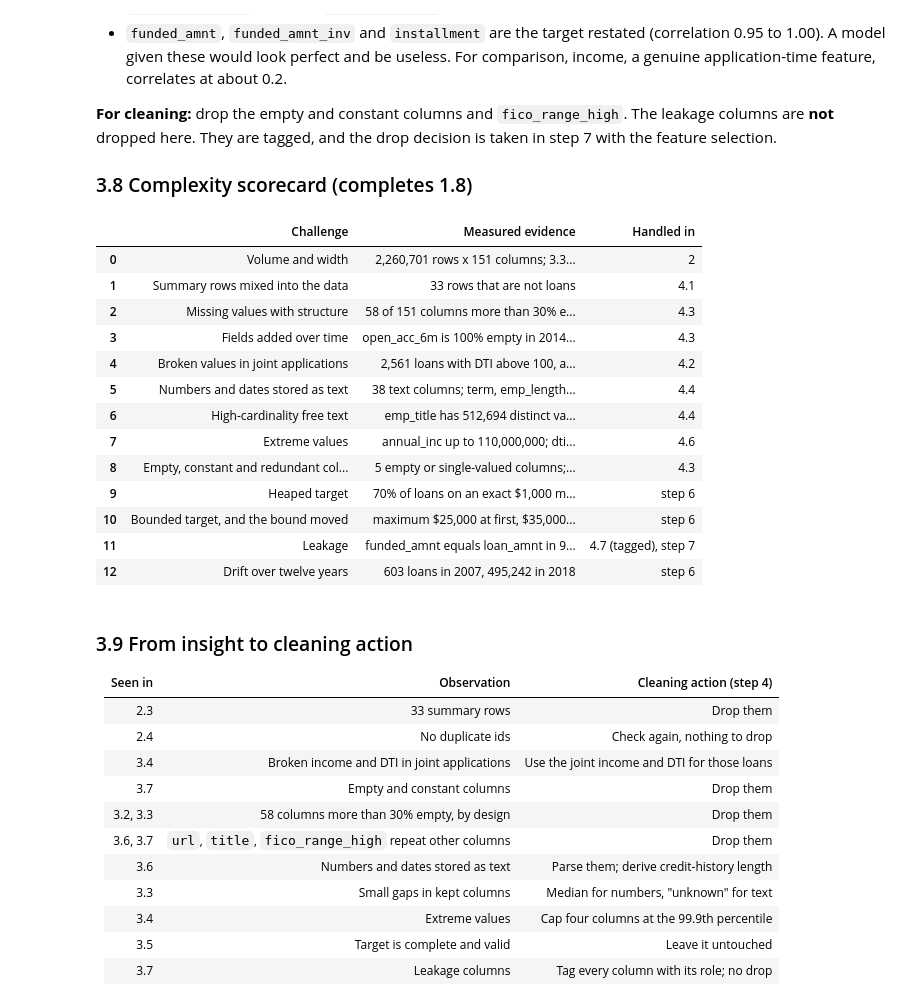
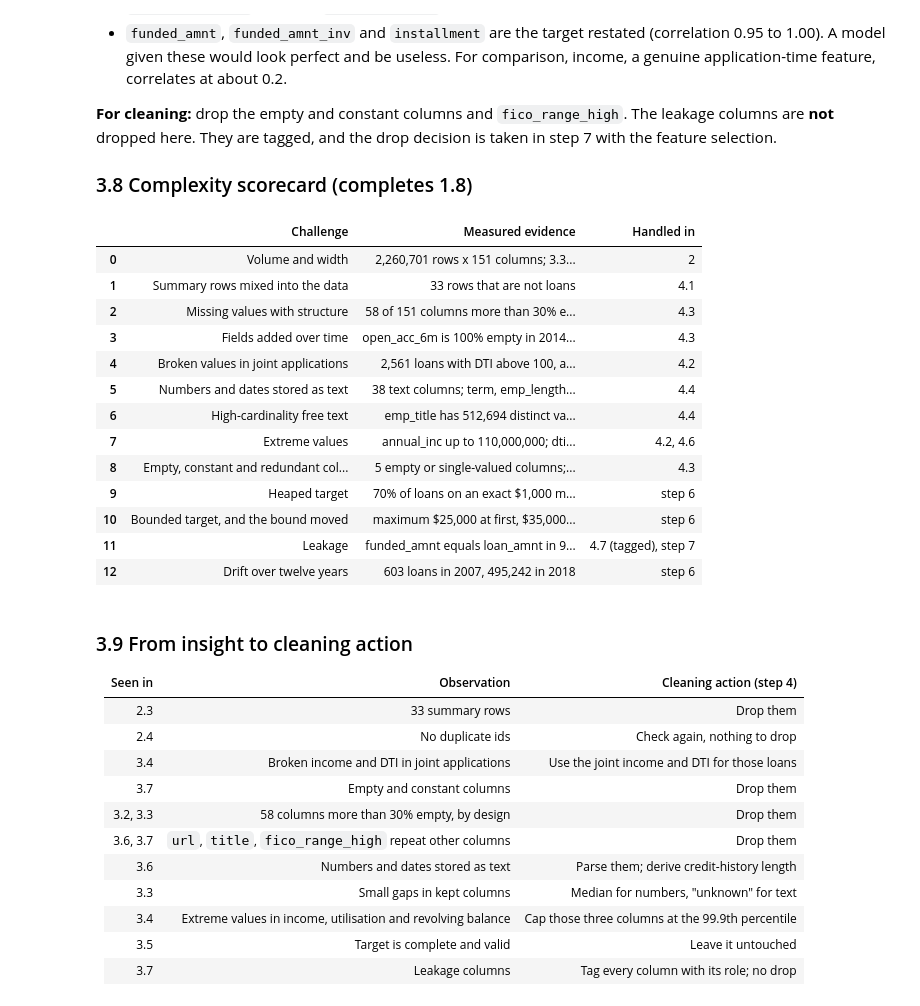
Before and after one commit to dhruvinn25/credibility-gamble, a Jupyter notebook: notebooks/01_data_prep.ipynb, the cells around one changed output. Saved outputs shown, nothing was run; the diff lists cells and outputs as text; code cells hidden in the pictures.

```diff
--- a/notebooks/01_data_prep.ipynb
+++ b/notebooks/01_data_prep.ipynb
@@ -773,32 +778,32 @@ funded_amnt equals loan_amnt in 99.91% of loans
 # %%
 scorecard = pd.DataFrame([
     ("Volume and width", f"{n_rows_raw:,} rows x {n_cols_raw} columns; {mem_gb_raw:.1f} GB in memory", "2"),
     ("Summary rows mixed into the data", f"{n_summary_rows} rows that are not loans", "4.1"),
     ("Missing values with structure", f"{n_above} of {n_cols_raw} columns more than {THRESHOLD}% empty; none between {largest_kept:.0f}% and {smallest_dropped:.0f}%", "4.3"),
     ("Fields added over time", f"open_acc_6m is {miss_by_year.loc['open_acc_6m', 2014]:.0f}% empty in 2014 and {miss_by_year.loc['open_acc_6m', 2016]:.0f}% empty in 2016", "4.3"),
     ("Broken values in joint applications", f"{odd_values.loc['dti above 100', 'loans']:,} loans with DTI above 100, all of them joint applications", "4.2"),
     ("Numbers and dates stored as text", f"{int((kind == 'text').sum())} text columns; term, emp_length and the dates need parsing", "4.4"),
     ("High-cardinality free text", f"emp_title has {n_unique['emp_title']:,} distinct values", "4.4"),
-    ("Extreme values", f"annual_inc up to {df['annual_inc'].max():,.0f}; dti up to {df['dti'].max():,.0f}; revol_util up to {df['revol_util'].max():,.0f}%", "4.6"),
+    ("Extreme values", f"annual_inc up to {df['annual_inc'].max():,.0f}; dti up to {df['dti'].max():,.0f}; revol_util up to {df['revol_util'].max():,.0f}%", "4.2, 4.6"),
     ("Empty, constant and redundant columns", f"{len(constant_cols)} empty or single-valued columns; fico_range_high repeats fico_range_low", "4.3"),
     ("Heaped target", f"{share_1000:.0f}% of loans on an exact $1,000 multiple; {share_5000:.0f}% on a $5,000 multiple", "step 6"),
     ("Bounded target, and the bound moved", f"maximum $25,000 at first, $35,000 from {first_35k.strftime('%b %Y')}, $40,000 from {first_40k.strftime('%b %Y')}", "step 6"),
     ("Leakage", f"funded_amnt equals loan_amnt in {funded_same_pct:.1f}% of loans; installment correlates at {leak_corr['installment']:.2f}", "4.7 (tagged), step 7"),
     ("Drift over twelve years", f"{by_year['loans'].iloc[0]:,} loans in {by_year.index[0]}, {by_year['loans'].iloc[-1]:,} in {by_year.index[-1]}", "step 6"),
 ], columns=["Challenge", "Measured evidence", "Handled in"])
 
 with pd.option_context("display.max_colwidth", None):
     display(scorecard)
 # %% [output]
 |  | Challenge | Measured evidence | Handled in |
 | 0 | Volume and width | 2,260,701 rows x 151 columns; 3.3... | 2 |
 | 1 | Summary rows mixed into the data | 33 rows that are not loans | 4.1 |
 | 2 | Missing values with structure | 58 of 151 columns more than 30% e... | 4.3 |
 | 3 | Fields added over time | open_acc_6m is 100% empty in 2014... | 4.3 |
 | 4 | Broken values in joint applications | 2,561 loans with DTI above 100, a... | 4.2 |
 | 5 | Numbers and dates stored as text | 38 text columns; term, emp_length... | 4.4 |
 | 6 | High-cardinality free text | emp_title has 512,694 distinct va... | 4.4 |
-| 7 | Extreme values | annual_inc up to 110,000,000; dti... | 4.6 |
+| 7 | Extreme values | annual_inc up to 110,000,000; dti... | 4.2, 4.6 |
 | 8 | Empty, constant and redundant col... | 5 empty or single-valued columns;... | 4.3 |
 | 9 | Heaped target | 70% of loans on an exact $1,000 m... | step 6 |
 | 10 | Bounded target, and the bound moved | maximum $25,000 at first, $35,000... | step 6 |
@@ -817,6 +822,6 @@ with pd.option_context("display.max_colwidth", None):
 | 3.6, 3.7 | `url`, `title`, `fico_range_high` repeat other columns | Drop them |
 | 3.6 | Numbers and dates stored as text | Parse them; derive credit-history length |
 | 3.3 | Small gaps in kept columns | Median for numbers, "unknown" for text |
-| 3.4 | Extreme values | Cap four columns at the 99.9th percentile |
+| 3.4 | Extreme values in income, utilisation and revolving balance | Cap those three columns at the 99.9th percentile |
 | 3.5 | Target is complete and valid | Leave it untouched |
 | 3.7 | Leakage columns | Tag every column with its role; no drop |
```
Also changed, not shown: parts of 22 cells of this notebook, 2 other files.
